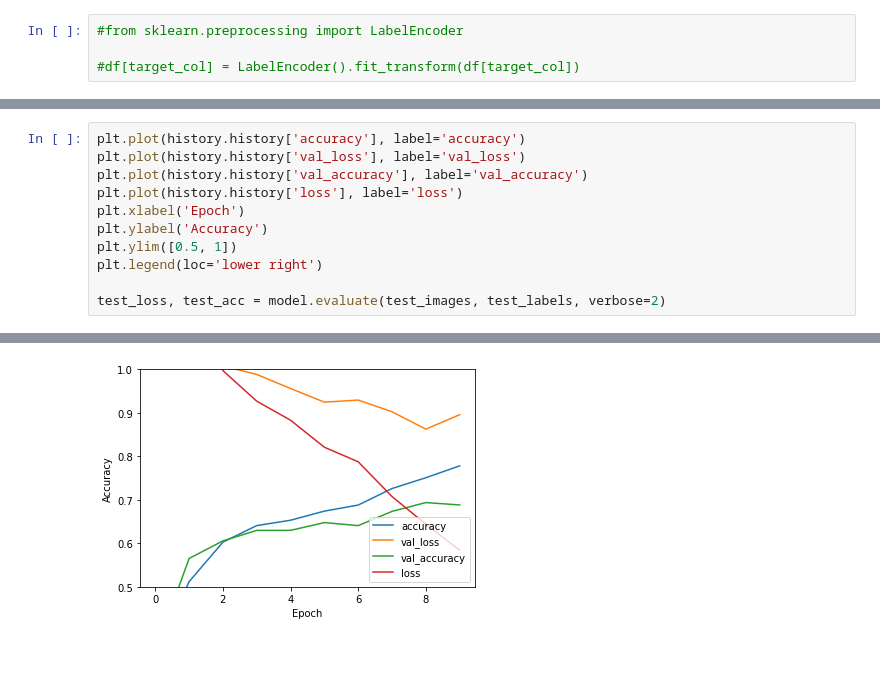
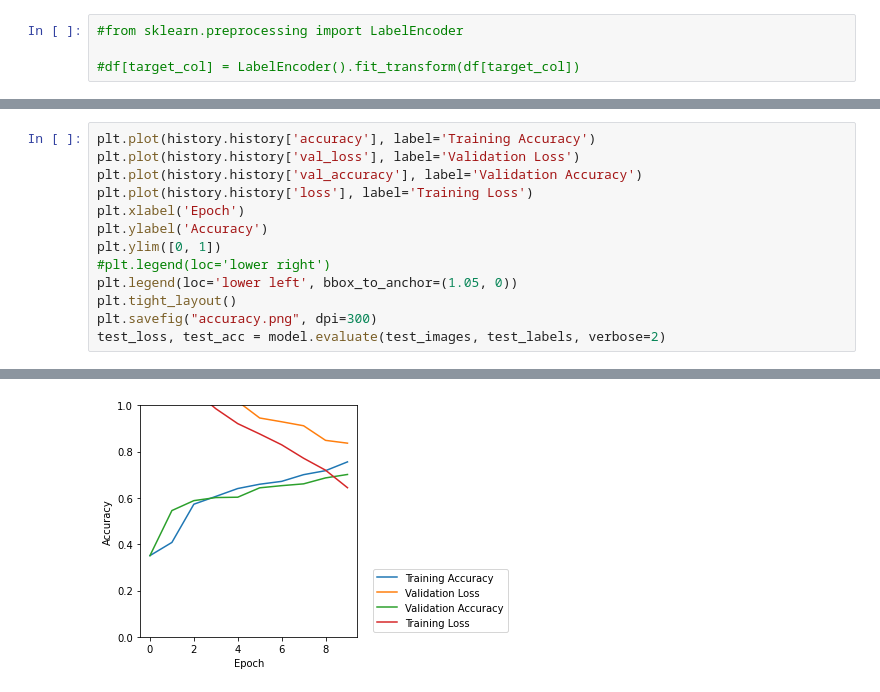
Before and after one commit to ToKoSoftware/dhbw-data-analytics, a Jupyter notebook: simpsons.ipynb, the cells around one changed output, grey strips where cells are left out. Cells and saved outputs as stored; diff of their text form; blank space fills up the shorter version.

```diff
--- a/simpsons.ipynb
+++ b/simpsons.ipynb
@@ -226,12 +225,14 @@ Epoch 10/10
 # %%
-plt.plot(history.history['accuracy'], label='accuracy')
-plt.plot(history.history['val_loss'], label='val_loss')
-plt.plot(history.history['val_accuracy'], label='val_accuracy')
-plt.plot(history.history['loss'], label='loss')
+plt.plot(history.history['accuracy'], label='Training Accuracy')
+plt.plot(history.history['val_loss'], label='Validation Loss')
+plt.plot(history.history['val_accuracy'], label='Validation Accuracy')
+plt.plot(history.history['loss'], label='Training Loss')
 plt.xlabel('Epoch')
 plt.ylabel('Accuracy')
-plt.ylim([0.5, 1])
-plt.legend(loc='lower right')
-
+plt.ylim([0, 1])
+#plt.legend(loc='lower right')
+plt.legend(loc='lower left', bbox_to_anchor=(1.05, 0))
+plt.tight_layout()
+plt.savefig("accuracy.png", dpi=300)
 test_loss, test_acc = model.evaluate(test_images, test_labels, verbose=2)
 # %% [output]
@@ -239 +240 @@ test_loss, test_acc = model.evaluate(test_images, test_labels, verbose=2)
-[figure, old version]
+[figure, new version]
```
Also changed, not shown: parts of 4 cells of this notebook, 1 other file.
